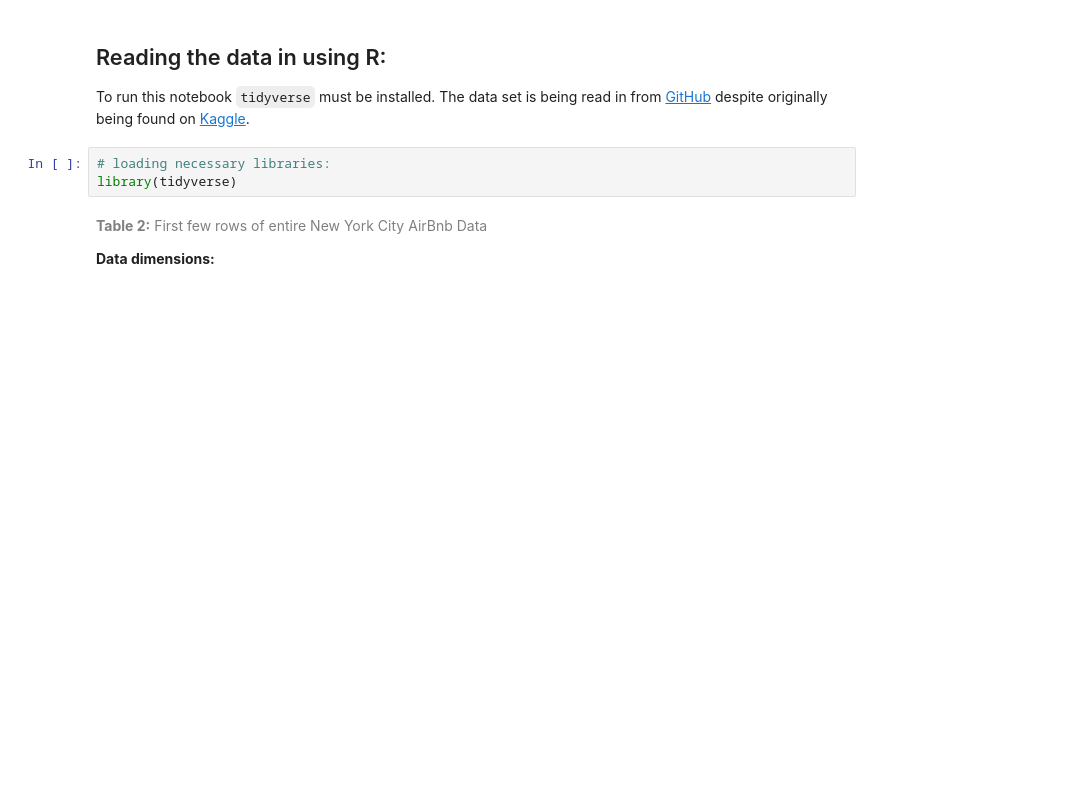
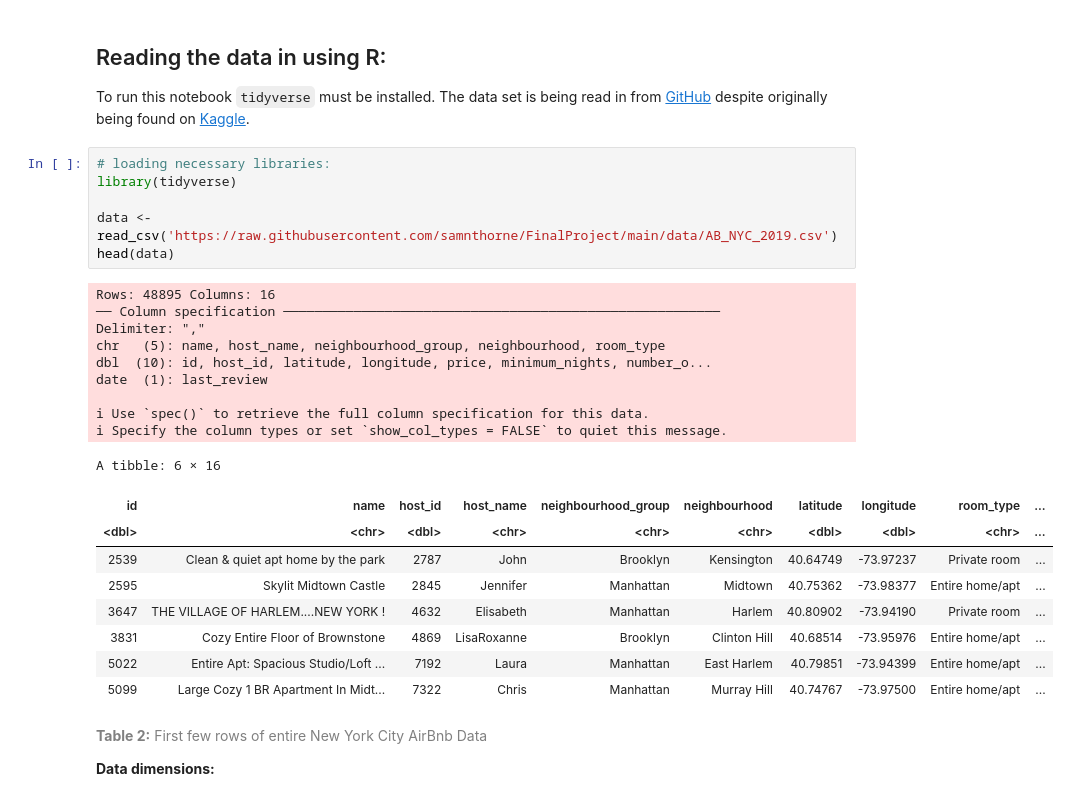
Before and after one commit to samnthorne/FinalProject, a Jupyter notebook: Assignment2.ipynb, the cells around one changed output. Drawn from its saved outputs; the diff is of its cells as text; blank space fills up the shorter version.

Commit message:
Added data reading in to assignment 2. For some reason it was not there...?

```diff
--- a/Assignment2.ipynb
+++ b/Assignment2.ipynb
@@ -49,6 +49,28 @@ To run this notebook `tidyverse` must be installed. The data set is being read i
 # %%
 # loading necessary libraries:
 library(tidyverse)
+
+data <- read_csv('https://raw.githubusercontent.com/samnthorne/FinalProject/main/data/AB_NYC_2019.csv')
+head(data)
+# %% [output]
+Rows: 48895 Columns: 16
+── Column specification ────────────────────────────────────────────────────────
+Delimiter: ","
+chr   (5): name, host_name, neighbourhood_group, neighbourhood, room_type
+dbl  (10): id, host_id, latitude, longitude, price, minimum_nights, number_o...
+date  (1): last_review
+
+ℹ Use `spec()` to retrieve the full column specification for this data.
+ℹ Specify the column types or set `show_col_types = FALSE` to quiet this message.
+A tibble: 6 × 16
+| id | name | host_id | host_name | neighbourhood_group | neighbourhood | latitude | longitude | room_type | ... |
+| <dbl> | <chr> | <dbl> | <chr> | <chr> | <chr> | <dbl> | <dbl> | <chr> | ... |
+| 2539 | Clean & quiet apt home by the park | 2787 | John | Brooklyn | Kensington | 40.64749 | -73.97237 | Private room | ... |
+| 2595 | Skylit Midtown Castle | 2845 | Jennifer | Manhattan | Midtown | 40.75362 | -73.98377 | Entire home/apt | ... |
+| 3647 | THE VILLAGE OF HARLEM....NEW YORK ! | 4632 | Elisabeth | Manhattan | Harlem | 40.80902 | -73.94190 | Private room | ... |
+| 3831 | Cozy Entire Floor of Brownstone | 4869 | LisaRoxanne | Brooklyn | Clinton Hill | 40.68514 | -73.95976 | Entire home/apt | ... |
+| 5022 | Entire Apt: Spacious Studio/Loft ... | 7192 | Laura | Manhattan | East Harlem | 40.79851 | -73.94399 | Entire home/apt | ... |
+| 5099 | Large Cozy 1 BR Apartment In Midt... | 7322 | Chris | Manhattan | Murray Hill | 40.74767 | -73.97500 | Entire home/apt | ... |
 # %% [markdown]
 <span style = "color: gray;"> **Table 2:** First few rows of entire New York City AirBnb Data</span>
 
```
